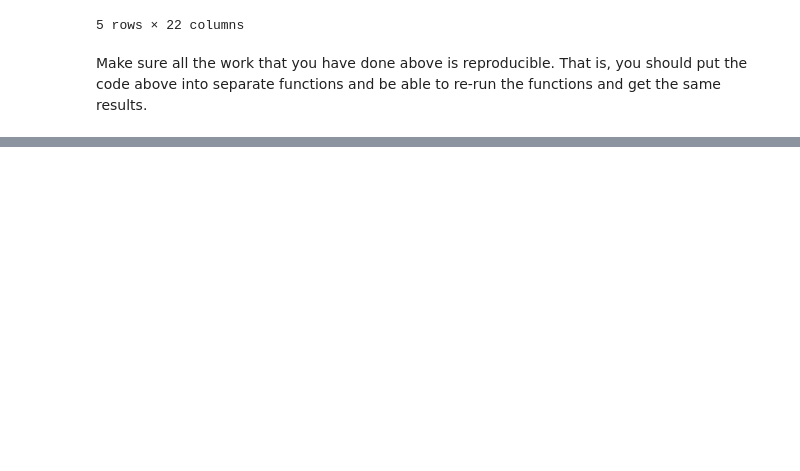
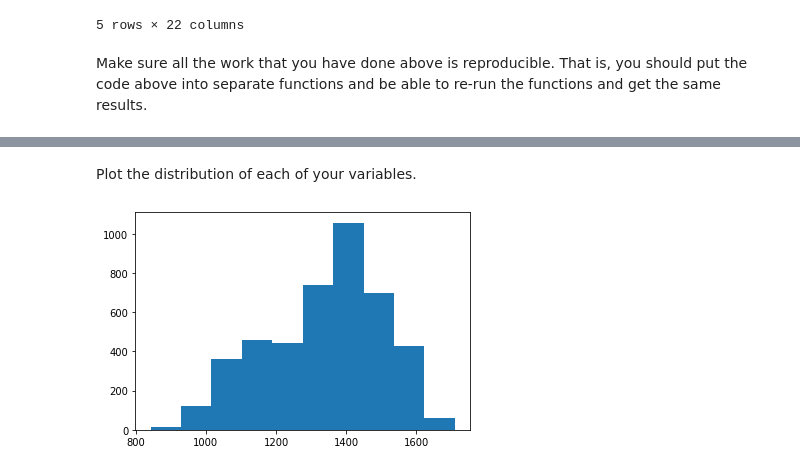
Before and after one commit to soslin/ds-methodologies-exercises, a Jupyter notebook: time_series/prepare.ipynb, the cells around one changed output, grey strips where cells are left out. Saved outputs shown, nothing was run; the diff lists cells and outputs as text; code cells hidden in the pictures; blank space fills up the shorter version.

```diff
--- a/time_series/prepare.ipynb
+++ b/time_series/prepare.ipynb
@@ -111,3 +111,5 @@ grocery.head()
 5 rows × 22 columns
 # %% [markdown]
 Make sure all the work that you have done above is reproducible. That is, you should put the code above into separate functions and be able to re-run the functions and get the same results.
+# %%
+power = pd.read_csv('https://raw.githubusercontent.com/jenfly/opsd/master/opsd_germany_daily.csv')
@@ -113,0 +127,9 @@ Make sure all the work that you have done above is reproducible. That is, you sh
+# %%
+power['Date'] = pd.to_datetime(power['Date'])
+# %% [markdown]
+Plot the distribution of each of your variables.
+# %%
+plt.hist(power.Consumption)
+plt.show()
+# %% [output]
+[figure, added]
```
Also changed, not shown: parts of 10 cells of this notebook.
